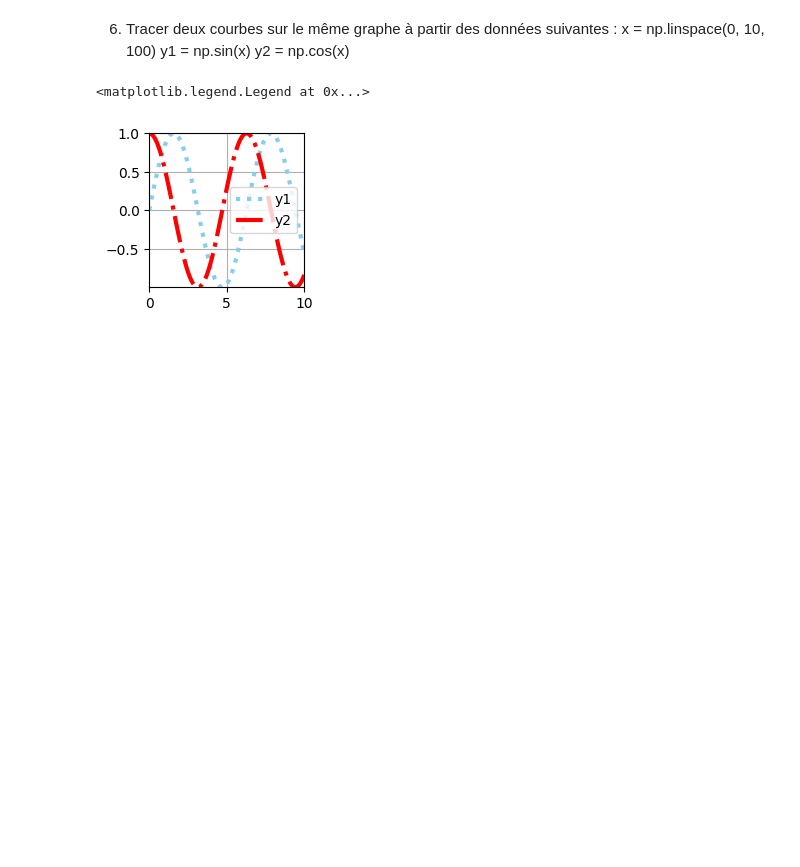
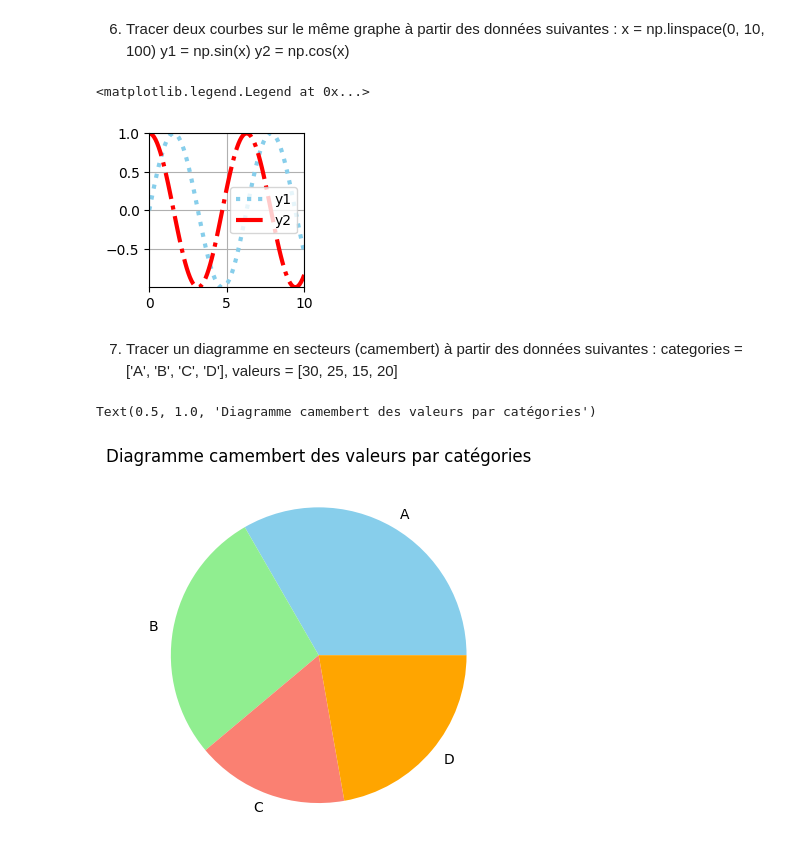
Before and after one commit to timdazayous/InitiationPython, a Jupyter notebook: exercices.ipynb, the cells around one changed output. Drawn from its saved outputs; the diff is of its cells as text; code cells hidden in the pictures; blank space fills up the shorter version.

```diff
--- a/exercices.ipynb
+++ b/exercices.ipynb
@@ -400,3 +406,15 @@ plt.legend()
 # %% [output]
 <matplotlib.legend.Legend at 0x...>
 [figure]
+# %% [markdown]
+7. Tracer un diagramme en secteurs (camembert) à partir des données suivantes :
+categories = ['A', 'B', 'C', 'D'], valeurs = [30, 25, 15, 20]
+# %%
+categories = ['A','B','C','D']
+valeurs = [30,25,15,20]
+#autopct='%1.1f%%' pour afficher le pourcentage sur chaques parts du diagramme
+plt.pie(valeurs, labels=categories, colors=['skyblue', 'lightgreen','salmon','orange'])
+plt.title("Diagramme camembert des valeurs par catégories")
+# %% [output]
+Text(0.5, 1.0, 'Diagramme camembert des valeurs par catégories')
+[figure, added]
```
Also changed, not shown: parts of 2 cells of this notebook, 1 other file.
